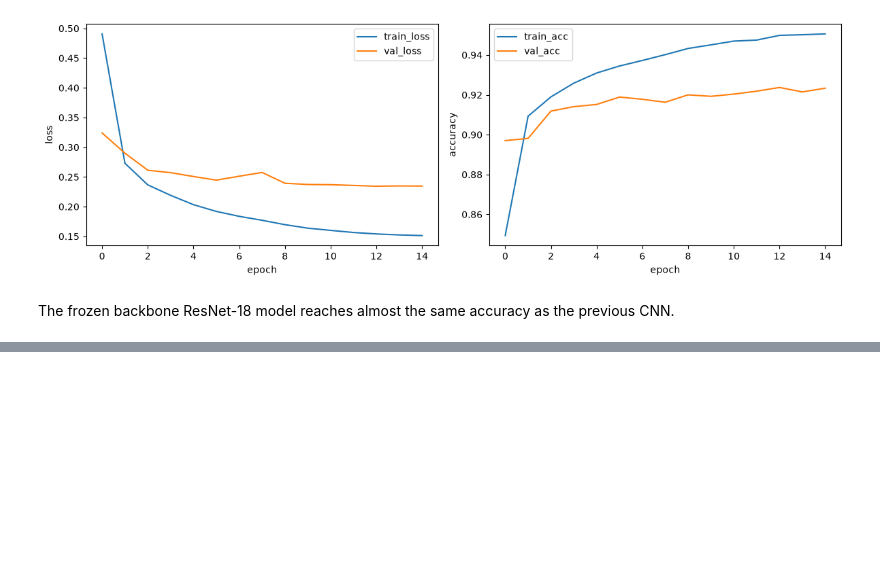
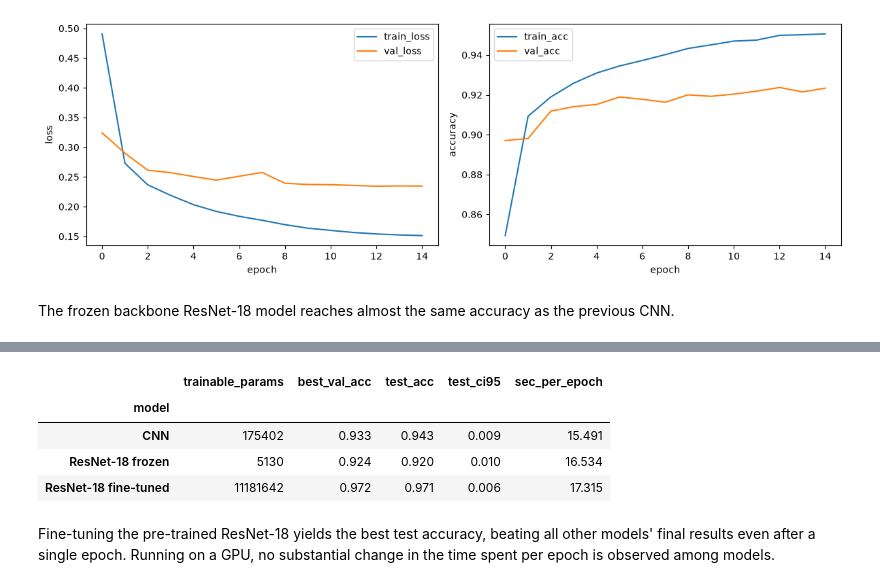
Before and after one commit to davidcirauqui/land_classification, a Jupyter notebook: notebooks/00_pytorch_warmup_eurosat.ipynb, the cells around one changed output, grey strips where cells are left out. Drawn from its saved outputs; the diff is of its cells as text; code cells hidden in the pictures; blank space fills up the shorter version.

```diff
--- a/notebooks/00_pytorch_warmup_eurosat.ipynb
+++ b/notebooks/00_pytorch_warmup_eurosat.ipynb
@@ -495,0 +546,37 @@ The frozen backbone ResNet-18 model reaches almost the same accuracy as the prev
+# %%
+# Rebuild each architecture and load its best checkpoint
+cnn = CNN().to(device)
+cnn.load_state_dict(torch.load("../data/processed/eurosat_cnn_best.pt", weights_only=True))
+
+frozen = FrozenBackbone(build_resnet18()).to(device)
+frozen.load_state_dict(torch.load("../data/processed/eurosat_resnet18_frozen_best.pt", weights_only=True))
+
+finetuned = build_resnet18().to(device)
+finetuned.load_state_dict(torch.load("../data/processed/eurosat_resnet18_finetuned_best.pt", weights_only=True))
+
+
+def test_summary(name, model, test_loader, metrics):
+    test_loss, test_acc = evaluate(model, test_loader, loss_fn, device)
+    ci = 1.96 * np.sqrt(test_acc * (1 - test_acc) / len(test_loader.dataset))
+    return {"model": name,
+            "trainable_params": sum(p.numel() for p in model.parameters() if p.requires_grad),
+            "best_val_acc": metrics["val_acc"].max(),
+            "test_acc": test_acc,
+            "test_ci95": ci,
+            "sec_per_epoch": metrics["seconds"].mean()}
+
+
+comparison = pd.DataFrame([
+    test_summary("CNN", cnn, test_dataloader, metrics_cos),
+    test_summary("ResNet-18 frozen", frozen, test_dataloader_imagenet, metrics_frozen),
+    test_summary("ResNet-18 fine-tuned", finetuned, test_dataloader_imagenet, metrics_ft),
+]).set_index("model").round(3)
+comparison
+# %% [output]
+|  | trainable_params | best_val_acc | test_acc | test_ci95 | sec_per_epoch |
+| model |  |  |  |  |  |
+| CNN | 175402 | 0.933 | 0.943 | 0.009 | 15.491 |
+| ResNet-18 frozen | 5130 | 0.924 | 0.920 | 0.010 | 16.534 |
+| ResNet-18 fine-tuned | 11181642 | 0.972 | 0.971 | 0.006 | 17.315 |
+# %% [markdown]
+Fine-tuning the pre-trained ResNet-18 yields the best test accuracy, beating all other models' final results even after a single epoch. Running on a GPU, no substantial change in the time spent per epoch is observed among models.
```
Also changed, not shown: parts of 15 cells of this notebook.
